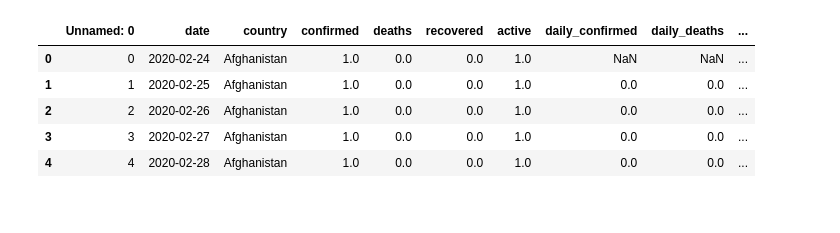
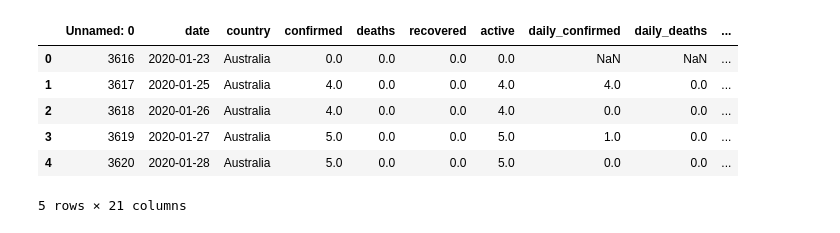
Before and after one commit to SudarickovIlya/DataCleaningProject, a Jupyter notebook: Visualization/Seaborn.ipynb, the cells around one changed output. Drawn from its saved outputs; the diff is of its cells as text; code cells hidden in the pictures.

```diff
--- a/Visualization/Seaborn.ipynb
+++ b/Visualization/Seaborn.ipynb
@@ -1,14 +1,31 @@
 # %%
 import pandas as pd
-import matplotlib as plt
+import matplotlib.pyplot as plt
 import matplotlib.ticker as plttick
+import seaborn as sns
 
 covid_df = pd.read_csv('data/covid_df.csv', sep=',', decimal='.')
-covid_df.head()
-# %% [output]
-|  | Unnamed: 0 | date | country | confirmed | deaths | recovered | active | daily_confirmed | daily_deaths | ... |
-| 0 | 0 | 2020-02-24 | Afghanistan | 1.0 | 0.0 | 0.0 | 1.0 | NaN | NaN | ... |
-| 1 | 1 | 2020-02-25 | Afghanistan | 1.0 | 0.0 | 0.0 | 1.0 | 0.0 | 0.0 | ... |
-| 2 | 2 | 2020-02-26 | Afghanistan | 1.0 | 0.0 | 0.0 | 1.0 | 0.0 | 0.0 | ... |
-| 3 | 3 | 2020-02-27 | Afghanistan | 1.0 | 0.0 | 0.0 | 1.0 | 0.0 | 0.0 | ... |
-| 4 | 4 | 2020-02-28 | Afghanistan | 1.0 | 0.0 | 0.0 | 1.0 | 0.0 | 0.0 | ... |
+# %%
+countries = ['Russia', 'Australia', 'Germany', 'Canada', 'United Kingdom']
+croped_covid_df = covid_df[covid_df['country'].isin(countries)]
+
+populations = pd.DataFrame([
+    ['Canada', 37664517],
+    ['Germany', 83721496],
+    ['Russia', 145975300],
+    ['Australia', 25726900],
+    ['United Kingdom', 67802690]
+    ],
+    columns=['country', 'population'])
+
+croped_covid_df = croped_covid_df.merge(populations, on='country')
+croped_covid_df['daily_confirmed_per_hundred'] = croped_covid_df['daily_confirmed'] / croped_covid_df['population'] * 100
+croped_covid_df.head()
+# %% [output]
+|  | Unnamed: 0 | date | country | confirmed | deaths | recovered | active | daily_confirmed | daily_deaths | ... |
+| 0 | 3616 | 2020-01-23 | Australia | 0.0 | 0.0 | 0.0 | 0.0 | NaN | NaN | ... |
+| 1 | 3617 | 2020-01-25 | Australia | 4.0 | 0.0 | 0.0 | 4.0 | 4.0 | 0.0 | ... |
+| 2 | 3618 | 2020-01-26 | Australia | 4.0 | 0.0 | 0.0 | 4.0 | 0.0 | 0.0 | ... |
+| 3 | 3619 | 2020-01-27 | Australia | 5.0 | 0.0 | 0.0 | 5.0 | 1.0 | 0.0 | ... |
+| 4 | 3620 | 2020-01-28 | Australia | 5.0 | 0.0 | 0.0 | 5.0 | 0.0 | 0.0 | ... |
+5 rows × 21 columns
```
Also changed, not shown: parts of 1 cell of this notebook.
